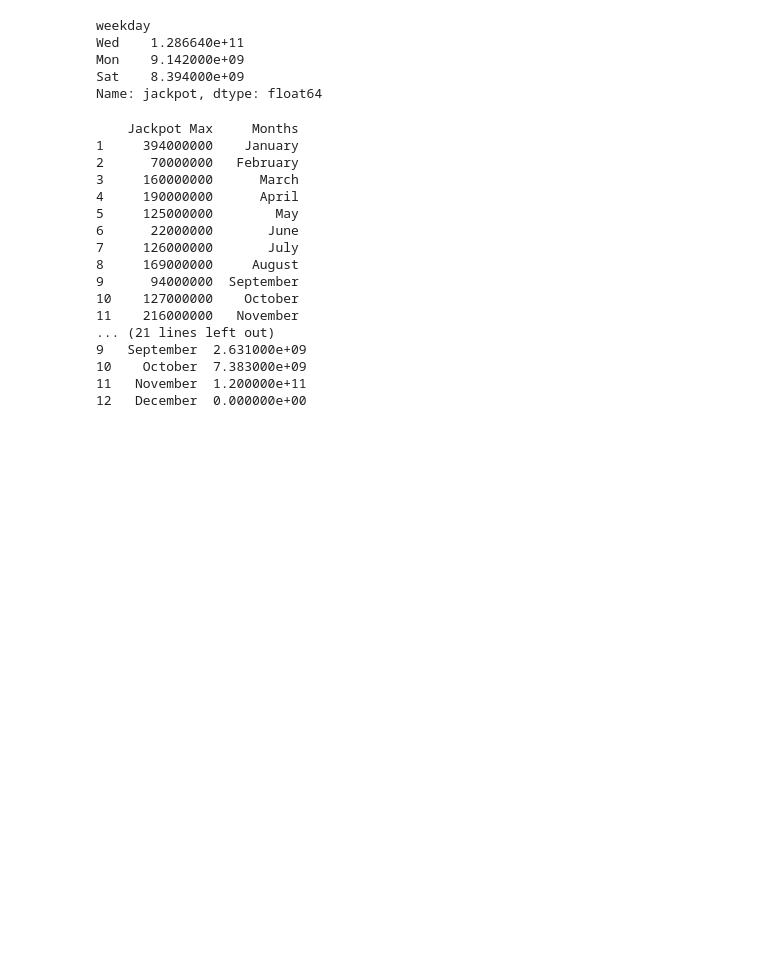
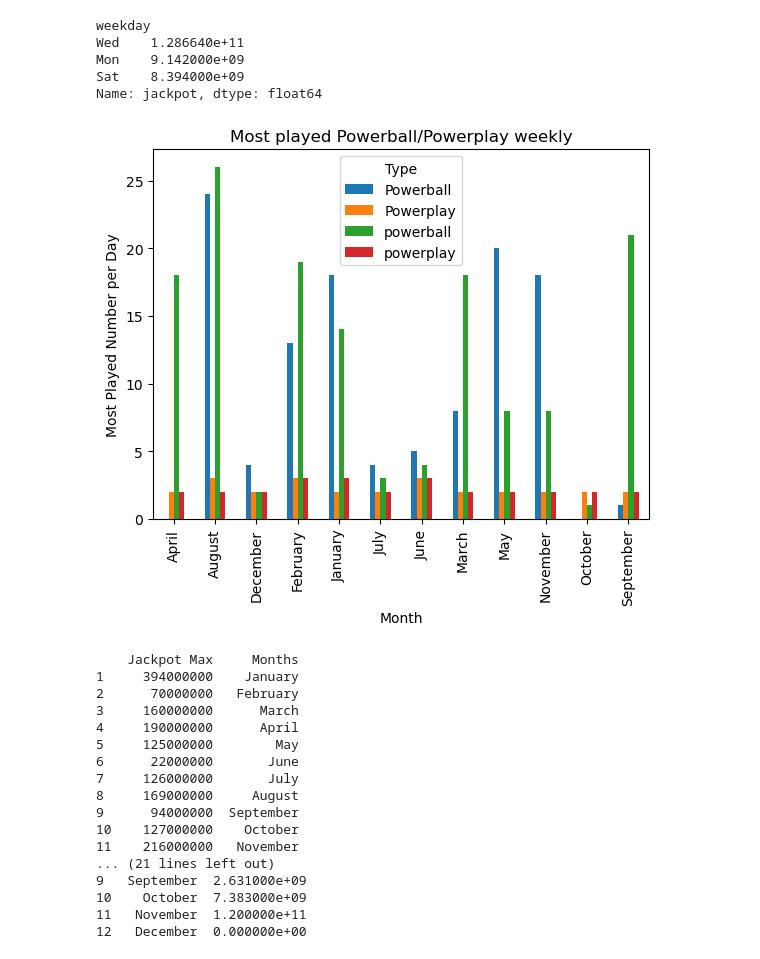
Before and after one commit to JLaydeJ/Project_1, a Jupyter notebook: 2020-2022 Washington State Lottery.ipynb, the cells around one changed output. Cells and saved outputs as stored; diff of their text form; code cells hidden in the pictures; blank space fills up the shorter version.

Commit message:
completed the second question and plotted for the group

```diff
--- a/2020-2022 Washington State Lottery.ipynb
+++ b/2020-2022 Washington State Lottery.ipynb
@@ -664,6 +645,59 @@ Name: jackpot, dtype: float64
 # %%
 # ++++++++++++++++++++++++++++++++++++++++++++++QUESTIONS WITH COMBINED YEARS++++++++++++++++++++++++++++++++++++++++++++++++
 # +++++++++++++++++++++++++++++++++++++++++++++++++++++++++++++++++++++++++++++++++++++++++++++++++++++++++++++++++++++++++++
+# %%
+# Set up 2022 data for question 2.
+
+# remove the two level index so its just one level for the month
+pb_month_counts2022 = pb_month_counts2022.reset_index(level=1, drop=True)
+pp_month_counts2022 = pp_month_counts2022.reset_index(level=1, drop=True)
+
+# Use calendar library for month name
+month = dict((enumerate(calendar.month_name)))
+
+# add month to dataframe
+pb_month_counts2022.index = pb_month_counts2022.index.map(month)
+pp_month_counts2022.index = pp_month_counts2022.index.map(month)
+
+# 2022 is now ready to be converted into a usuable dataframe to be concatonated with 2020, and 2021
+# %%
+# print(combined_by_month_df)
+powerball_2021 = combined_by_month_df['powerball'].explode()
+powerplay_2021 = combined_by_month_df['powerplay'].explode()
+
+month_powerball_2021 = pd.DataFrame({'Month' : powerball_2021.index,
+                                     'Type' : 'powerball',
+                                     'Value' : powerball_2021.values})
+
+month_powerplay_2021 = pd.DataFrame({'Month': powerplay_2021.index,
+                                    'Type' : 'powerplay',
+                                    'Value' : powerplay_2021.values})
+
+combined_month_powerball_powerplay_2021 = pd.concat([month_powerball_2021,month_powerplay_2021], axis = 0)
+
+month_2020_2021 = pd.concat([powerplay_powerball_nums_2020, combined_month_powerball_powerplay_2021], axis = 0)
+
+# make dataframes for 2022 that will be concatonated to the DataFrame that holds 2020/2021
+month_powerball_2022 = pd.DataFrame({'Month' : pb_month_counts2022.index,
+                                     'Type' : 'powerball',
+                                     'Value' : pb_month_counts2022.values})
+
+month_powerplay_2022 = pd.DataFrame({'Month': pp_month_counts2022.index,
+                                    'Type' : 'powerplay',
+                                    'Value' : pp_month_counts2022.values})
+
+combined_month_powerball_powerplay_2022 = pd.concat([month_powerball_2022,month_powerplay_2022], axis = 0)
+
+month_2020_through_2022 = pd.concat([month_2020_2021, combined_month_powerball_powerplay_2022], axis = 0)
+
+month_2020_through_2022.pivot_table(index='Month', columns='Type', values='Value', aggfunc='first').plot(kind='bar')
+plt.ylabel('Most Played Number per Day')
+plt.title('Most played Powerball/Powerplay weekly')
+plt.xticks(rotation=90)
+# plt.legend(title=None)
+plt.show()
+# %% [output]
+[figure, added]
 # %%
 # Modify 2020 so it fits better with our other years
 jackpot_common_months_2020.rename(columns = {'Common Jackpot' : 'Jackpot Max'}, inplace = True)
```
Also changed, not shown: parts of 2 cells of this notebook, 1 other file.
